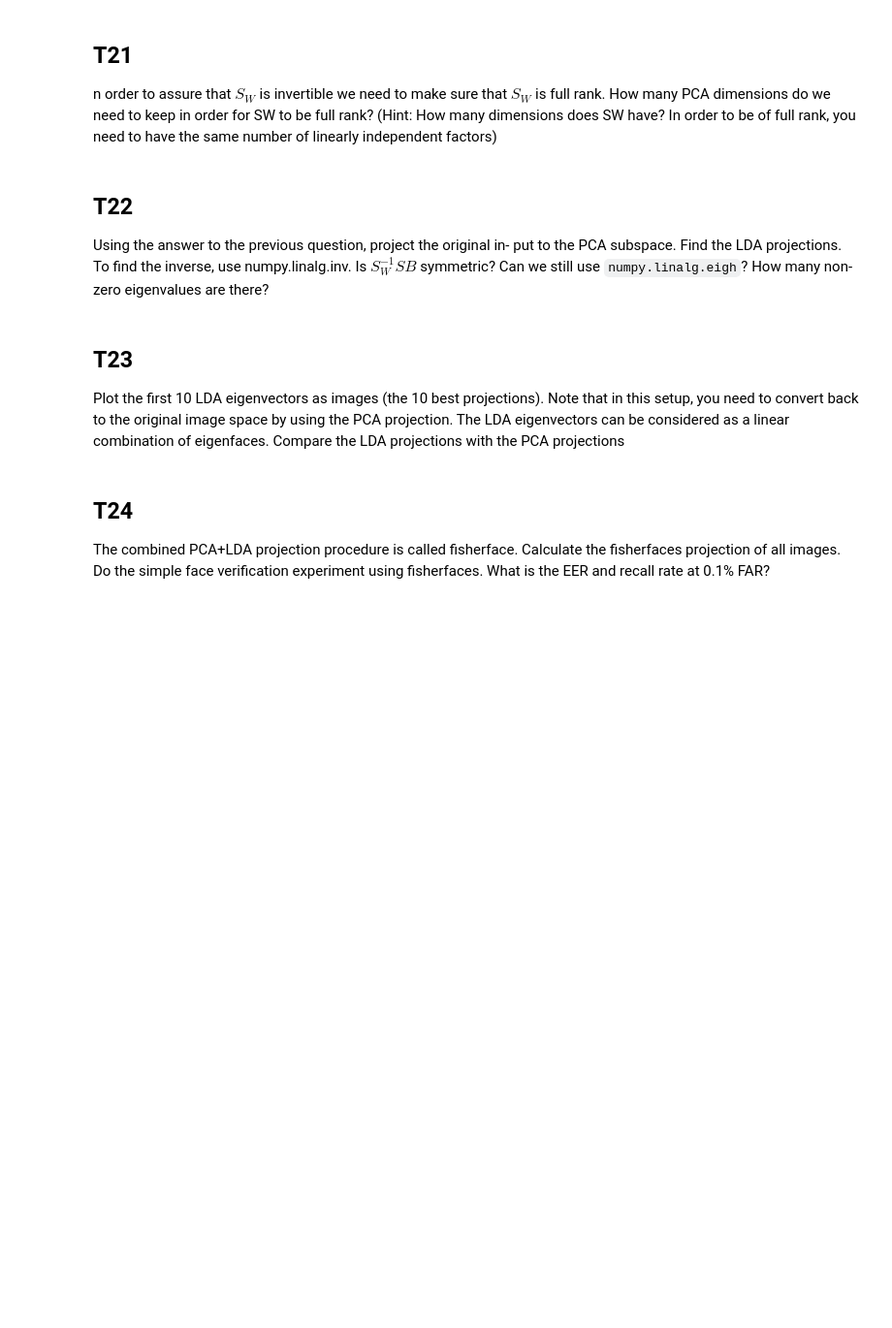
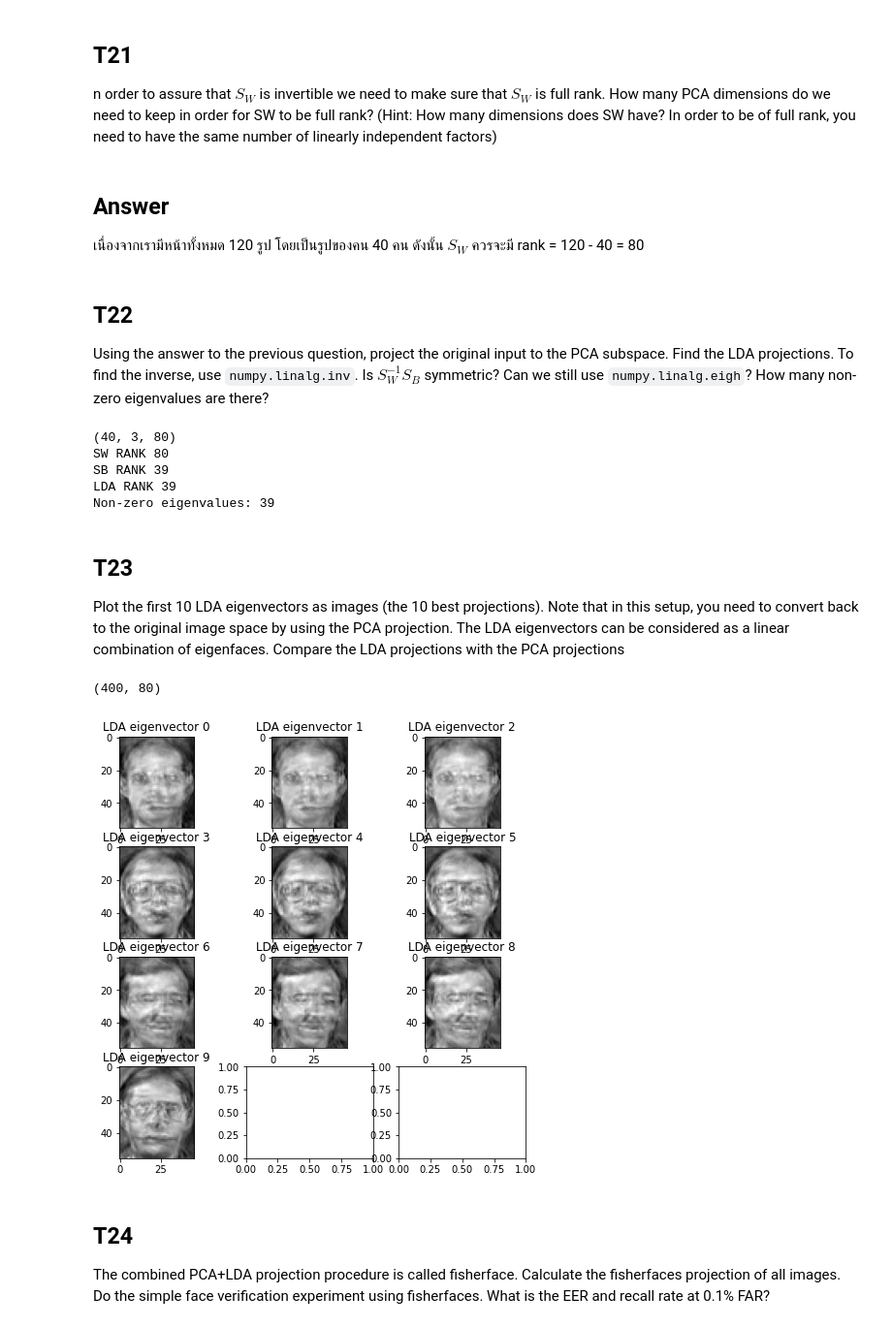
Before and after one commit to saenyakorn/2110573-PATT-RECOG, a Jupyter notebook: HW/HW03/HW03_Saenyakorn_Siangsanoh.ipynb, the cells around one changed output. Shown at 97% size. Drawn from its saved outputs; the diff is of its cells as text; code cells hidden in the pictures; blank space fills up the shorter version.

```diff
--- a/HW/HW03/HW03_Saenyakorn_Siangsanoh.ipynb
+++ b/HW/HW03/HW03_Saenyakorn_Siangsanoh.ipynb
@@ -980,16 +995,87 @@ _W S_B$.
 
 n order to assure that $S_W$ is invertible we need to make sure that
 $S_W$ is full rank. How many PCA dimensions do we need to keep in order for SW to be full rank? (Hint: How many dimensions does SW have? In order to be of full rank, you need to have the same number of linearly independent factors)
+# %% [markdown]
+## Answer
+
+เนื่องจากเรามีหน้าทั้งหมด 120 รูป โดยเป็นรูปของคน 40 คน ดังนั้น $S_W$ ควรจะมี rank = 120 - 40 = 80
 # %% [markdown]
 ## T22
 
-Using the answer to the previous question, project the original in-
-put to the PCA subspace. Find the LDA projections. To find the inverse, use numpy.linalg.inv. Is $S^{−1}_W SB$ symmetric? Can we still use `numpy.linalg.eigh`? How many non-zero eigenvalues are there?
+Using the answer to the previous question, project the original input to the PCA subspace. Find the LDA projections. To find the inverse, use `numpy.linalg.inv`. Is $S^{−1}_W S_B$ symmetric? Can we still use `numpy.linalg.eigh`? How many non-zero eigenvalues are there?
+# %%
+# Find SB
+def find_SB(p, num_class, num_image):
+  mu_i = p.reshape(num_class, num_image, -1).mean(axis=1)
+  print(p.reshape(num_class, num_image, -1).shape)
+  mu = mu_i.mean(axis=0).reshape(1, -1)
+  diff = mu_i - mu
+  sb = np.zeros((diff.shape[1], diff.shape[1]))
+  for i in range(diff.shape[0]):
+    sb += np.outer(diff[i], diff[i])
+  return sb
+
+# Find SW
+def find_SW(p, num_class, num_image):
+  pr = p.reshape(num_class, num_image, -1)
+  mu_i = pr.mean(axis=1).reshape(num_class, 1, -1)
+  diff = pr - mu_i
+  # x = np.swapaxes(diff, 0, 1)
+  # y = np.swapaxes(x, 1, 2)
+  # sw = np.sum(np.matmul(y, x), axis=0)
+  sw = np.zeros((diff.shape[2], diff.shape[2]))
+  for i in range(diff.shape[0]):
+    for j in range(diff.shape[1]):
+      sw += np.outer(diff[i,j], diff[i,j])
+  return sw
+
+SW_rank = 80
+selected_p = p[:120,:SW_rank]
+SB = find_SB(selected_p, people, 3)
+SW = find_SW(selected_p, people, 3)
+LDA = np.matmul(np.linalg.inv(SW), SB)
+print("SW RANK", np.linalg.matrix_rank(SW))
+print("SB RANK", np.linalg.matrix_rank(SB))
+print("LDA RANK", np.linalg.matrix_rank(LDA))
+lda_evalues, lda_evectors = np.linalg.eig(LDA)
+idx = np.argsort(lda_evalues)[::-1]
+# Reorder descending
+lda_evectors = lda_evectors[:,idx]
+lda_evalues = lda_evalues[idx]
+lda_evectors = lda_evectors[:,lda_evalues > 1e-6]
+lda_evalues = lda_evalues[lda_evalues > 1e-6]
+
+print("Non-zero eigenvalues:", lda_evalues.shape[0])
+# %% [output]
+(40, 3, 80)
+SW RANK 80
+SB RANK 39
+LDA RANK 39
+Non-zero eigenvalues: 39
 # %% [markdown]
 ## T23
 
 Plot the first 10 LDA eigenvectors as images (the 10 best projections). Note that in this setup, you need to convert back to the original image space by using the PCA projection. The LDA eigenvectors can be considered as a linear combination of eigenfaces. Compare the LDA projections with the PCA
 projections
+# %%
+A = lda_evectors
+a = []
+for i in range(p.shape[0]):
+  a.append(A.T.dot(p[i,:SW_rank]))
+a = np.array(a)
+# %%
+p_con = a.dot(A.T)
+print(p_con.shape)
+
+x_lda = np.real(recontruct_image(mu, V, p_con, k=80).reshape(T.shape))
+fig, axes = plt.subplots(ncols=3, nrows=4, figsize=(8, 8))
+for i in range(10):
+  axes[i//3][i%3].imshow(x_lda[i], cmap="gray")
+  axes[i//3][i%3].set_title(f"LDA eigenvector {i}")
+plt.show()
+# %% [output]
+(400, 80)
+[figure, added]
 # %% [markdown]
 ## T24
 
```
Also changed, not shown: parts of 17 cells of this notebook, 2 other files.
